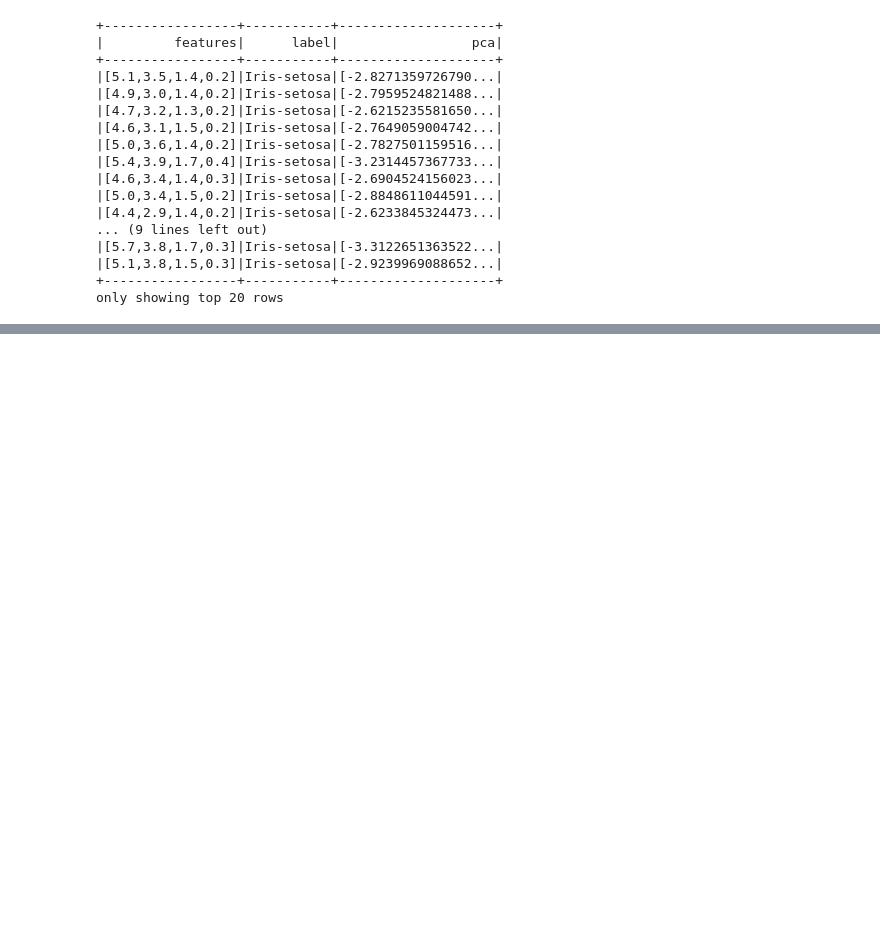
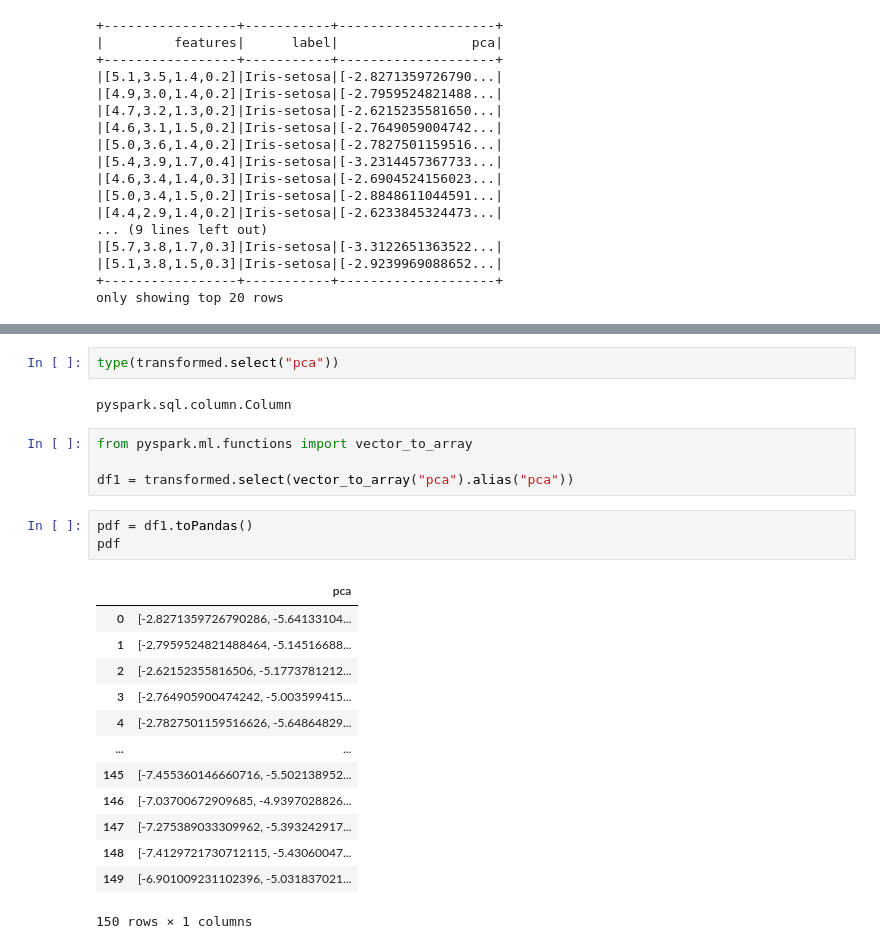
Before and after one commit to massinoLight/tp_AlgoBD, a Jupyter notebook: TP_pyspark_PCA.ipynb, the cells around one changed output, grey strips where cells are left out. Saved outputs shown, nothing was run; the diff lists cells and outputs as text; blank space fills up the shorter version.

```diff
--- a/TP_pyspark_PCA.ipynb
+++ b/TP_pyspark_PCA.ipynb
@@ -134,0 +162,25 @@ only showing top 20 rows
+# %%
+type(transformed.select("pca"))
+# %% [output]
+pyspark.sql.column.Column
+# %%
+from pyspark.ml.functions import vector_to_array
+
+df1 = transformed.select(vector_to_array("pca").alias("pca"))
+# %%
+pdf = df1.toPandas()
+pdf
+# %% [output]
+|  | pca |
+| 0 | [-2.8271359726790286, -5.64133104... |
+| 1 | [-2.7959524821488464, -5.14516688... |
+| 2 | [-2.62152355816506, -5.1773781212... |
+| 3 | [-2.764905900474242, -5.003599415... |
+| 4 | [-2.7827501159516626, -5.64864829... |
+| ... | ... |
+| 145 | [-7.455360146660716, -5.502138952... |
+| 146 | [-7.03700672909685, -4.9397028826... |
+| 147 | [-7.275389033309962, -5.393242917... |
+| 148 | [-7.4129721730712115, -5.43060047... |
+| 149 | [-6.901009231102396, -5.031837021... |
+150 rows × 1 columns
```
Also changed, not shown: parts of 7 cells of this notebook.
